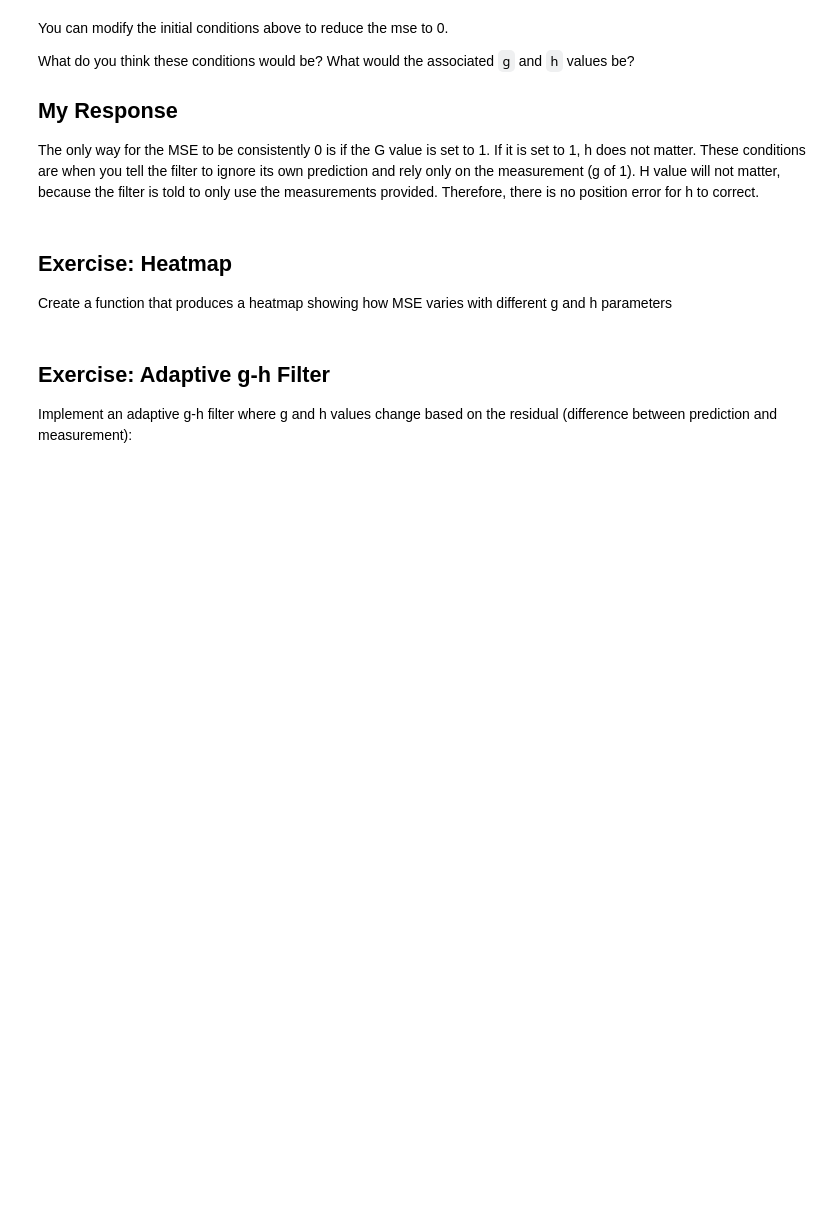
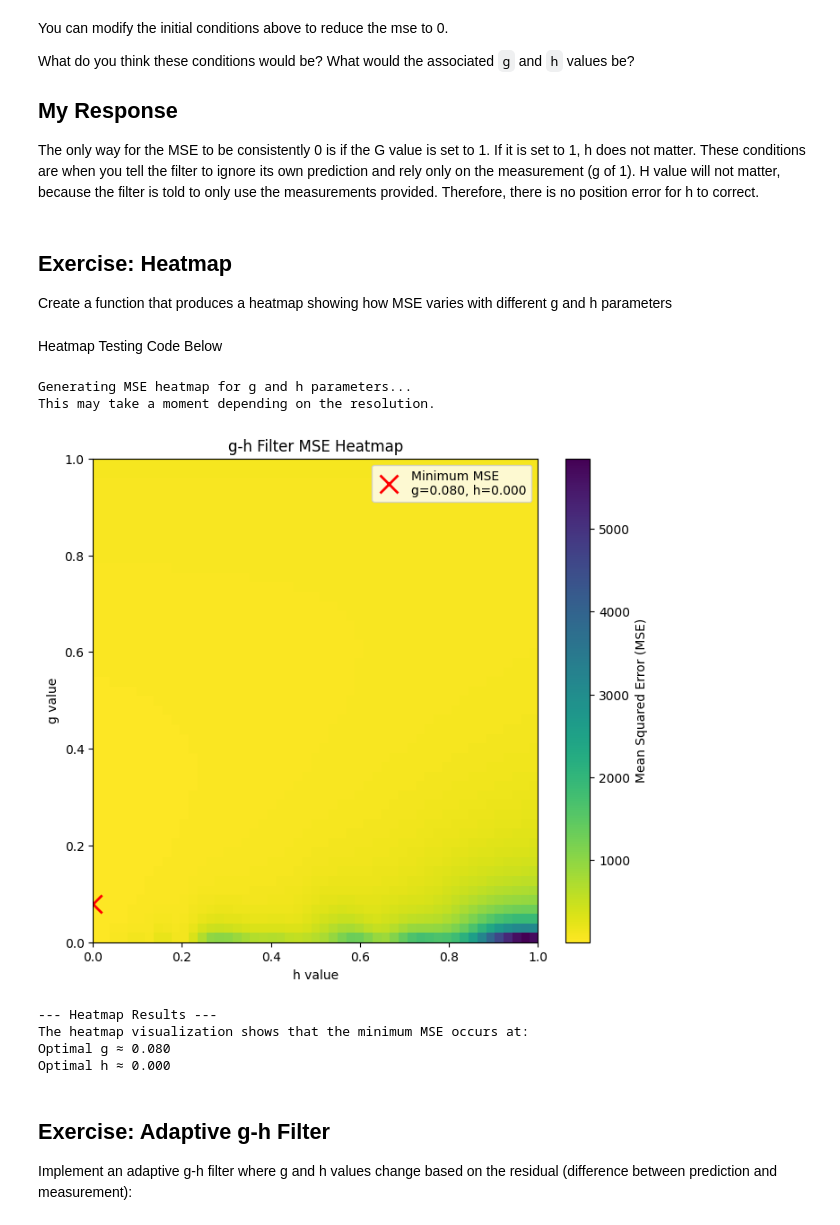
Before and after one commit to Archangelectra/embedded_ai, a Jupyter notebook: programming assignments/PA1_tracking_f25_student.ipynb, the cells around one changed output. Saved outputs shown, nothing was run; the diff lists cells and outputs as text; code cells hidden in the pictures; blank space fills up the shorter version.

```diff
--- a/programming assignments/PA1_tracking_f25_student.ipynb
+++ b/programming assignments/PA1_tracking_f25_student.ipynb
@@ -525,7 +525,7 @@ def g_h_mse_heatmap(truth, data, x0, dx, g_range=(0, 1), h_range=(0, 1), resolut
 
     for i, g in enumerate(g_vals):
         for j, h in enumerate(h_vals):
-            estimates = gh_filter(data, x0, dx, g, h)
+            estimates = g_h_filter(data, x0, dx, g, h)
 
             error = truth - estimates
             mse_results[i, j] = np.mean(error**2)
@@ -551,6 +551,44 @@ def g_h_mse_heatmap(truth, data, x0, dx, g_range=(0, 1), h_range=(0, 1), resolut
     plt.show()
 
     return min_g, min_h
+# %% [markdown]
+Heatmap Testing Code Below
+# %%
+count = 100
+noise_factor = 10.0
+truth = np.arange(count)
+measurements = truth + rng.randn(count) * noise_factor
+
+# Define the time step
+dt = 1.0
+
+# Calculate initial conditions from the first two measurements
+x0_est = measurements[0]
+dx_est = measurements[1] - measurements[0]
+
+print("Generating MSE heatmap for g and h parameters...")
+print("This may take a moment depending on the resolution.")
+
+# Call the heatmap function with the generated data
+min_g, min_h = g_h_mse_heatmap(
+    truth=truth,
+    data=measurements,
+    x0=x0_est,
+    dx=dx_est,
+    resolution=51 # Using a higher resolution for a more detailed heatmap
+)
+print("\n--- Heatmap Results ---")
+print("The heatmap visualization shows that the minimum MSE occurs at:")
+print(f"Optimal g ≈ {min_g:.3f}")
+print(f"Optimal h ≈ {min_h:.3f}")
+# %% [output]
+Generating MSE heatmap for g and h parameters...
+This may take a moment depending on the resolution.
+[figure, added]
+--- Heatmap Results ---
+The heatmap visualization shows that the minimum MSE occurs at:
+Optimal g ≈ 0.080
+Optimal h ≈ 0.000
 # %% [markdown]
 ## Exercise: Adaptive g-h Filter
 Implement an adaptive g-h filter where g and h values change based on the residual (difference between prediction and measurement):
```
Also changed, not shown: parts of 5 cells of this notebook.
